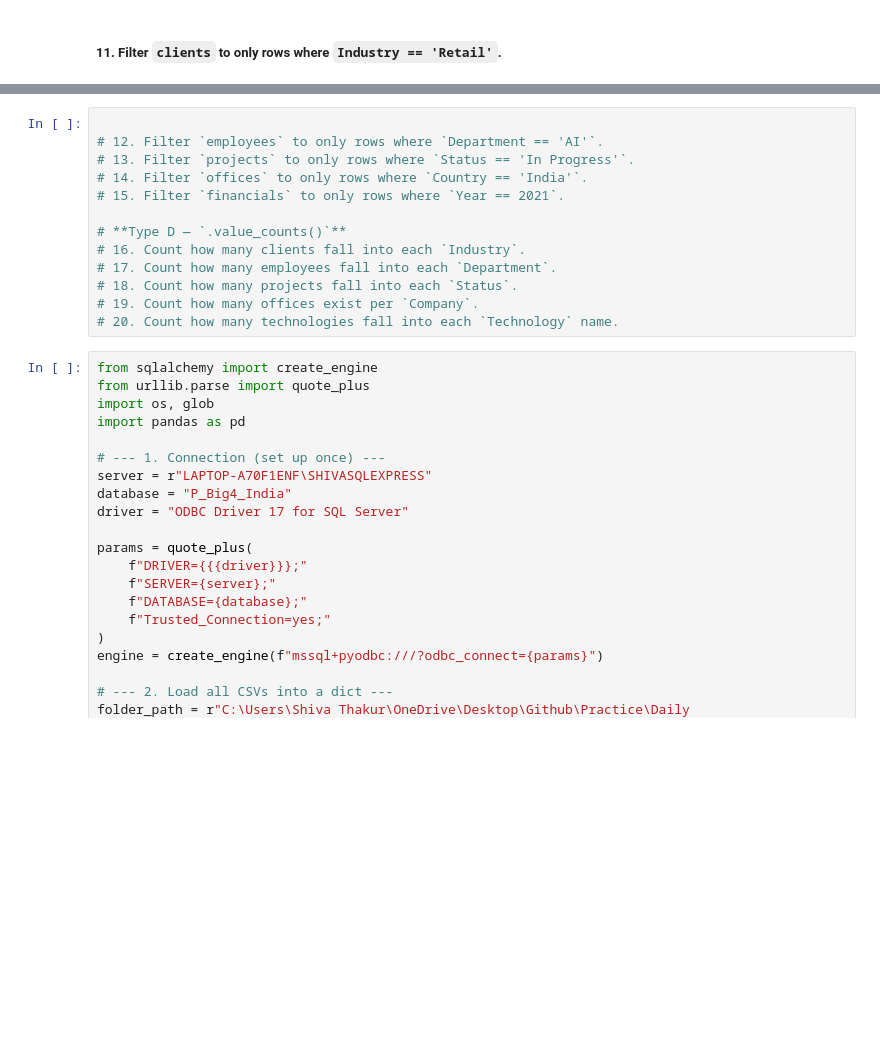
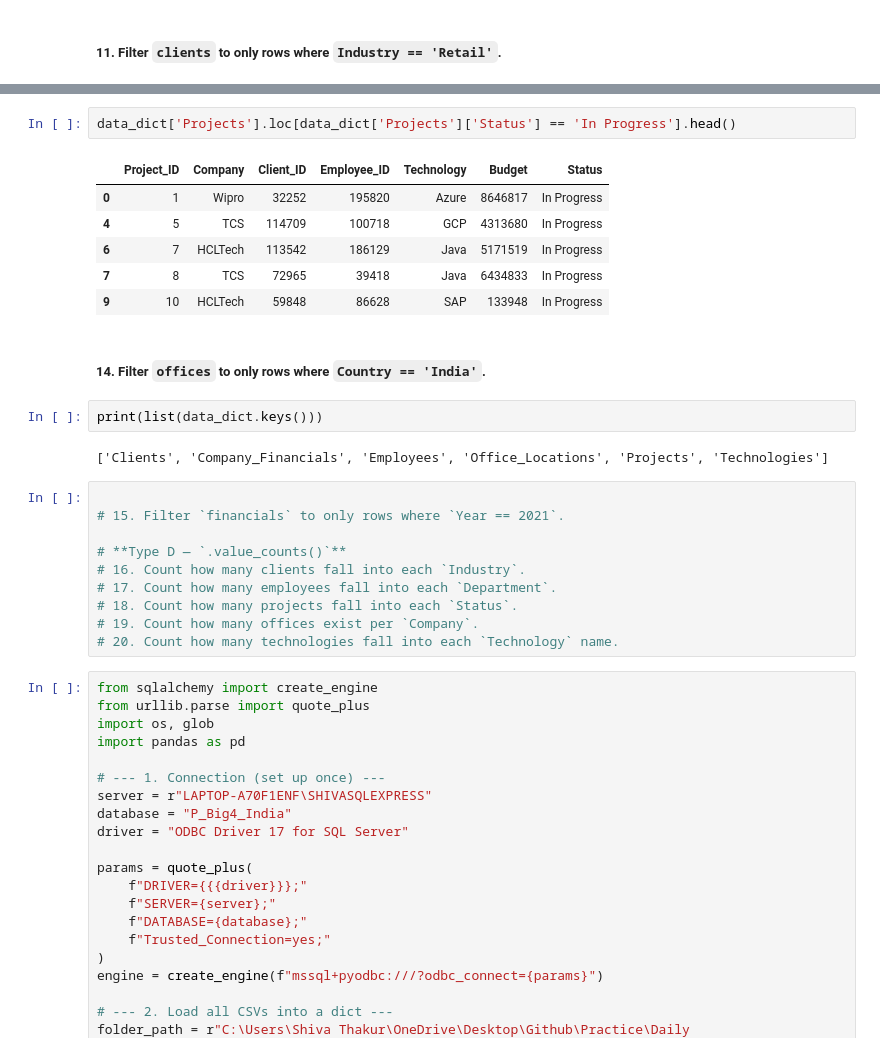
Before and after one commit to shiva3994/Projects, a Jupyter notebook: Python/L_Big4_India.ipynb, the cells around one changed output, grey strips where cells are left out. Cells and saved outputs as stored; diff of their text form; blank space fills up the shorter version.

```diff
--- a/Python/L_Big4_India.ipynb
+++ b/Python/L_Big4_India.ipynb
@@ -198,8 +232,20 @@ data_dict['Company_Financials'][['Company', 'Year', 'Revenue']]
+# %%
+data_dict['Projects'].loc[data_dict['Projects']['Status'] == 'In Progress'].head()
+# %% [output]
+|  | Project_ID | Company | Client_ID | Employee_ID | Technology | Budget | Status |
+| 0 | 1 | Wipro | 32252 | 195820 | Azure | 8646817 | In Progress |
+| 4 | 5 | TCS | 114709 | 100718 | GCP | 4313680 | In Progress |
+| 6 | 7 | HCLTech | 113542 | 186129 | Java | 5171519 | In Progress |
+| 7 | 8 | TCS | 72965 | 39418 | Java | 6434833 | In Progress |
+| 9 | 10 | HCLTech | 59848 | 86628 | SAP | 133948 | In Progress |
+# %% [markdown]
+##### 14. Filter `offices` to only rows where `Country == 'India'`.
+# %%
+print(list(data_dict.keys()))
+# %% [output]
+['Clients', 'Company_Financials', 'Employees', 'Office_Locations', 'Projects', 'Technologies']
 # %%
 
-# 12. Filter `employees` to only rows where `Department == 'AI'`.
-# 13. Filter `projects` to only rows where `Status == 'In Progress'`.
-# 14. Filter `offices` to only rows where `Country == 'India'`.
 # 15. Filter `financials` to only rows where `Year == 2021`.
 
 # **Type D — `.value_counts()`**
```
Also changed, not shown: parts of 7 cells of this notebook.
